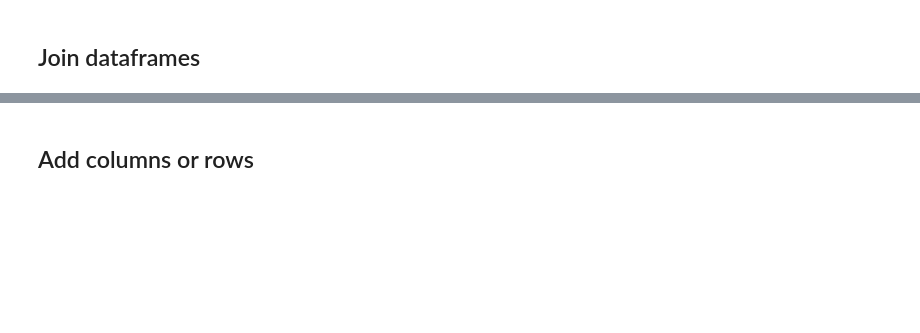
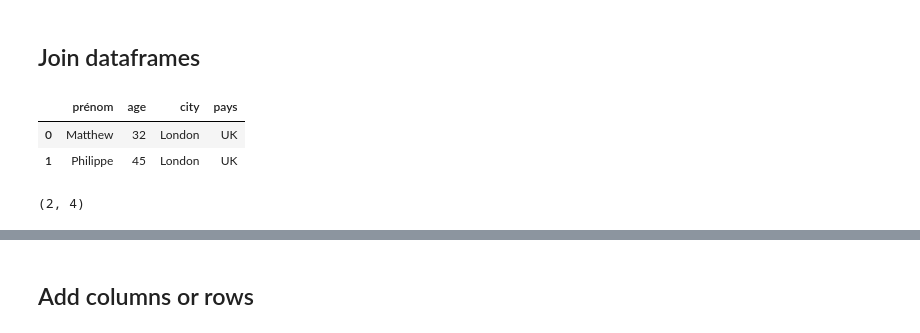
Before and after one commit to SamF543/Module_1, a Jupyter notebook: Copy_of_Python_Basics_Module_1_practice.ipynb, the cells around one changed output, grey strips where cells are left out. Saved outputs shown, nothing was run; the diff lists cells and outputs as text; code cells hidden in the pictures; blank space fills up the shorter version.

```diff
--- a/Copy_of_Python_Basics_Module_1_practice.ipynb
+++ b/Copy_of_Python_Basics_Module_1_practice.ipynb
@@ -1197,11 +1459,19 @@ df1[df1['city'] == 'Paris']
 # %%
 dataframe_1 = {"prénom":['Matthew', 'Philippe'],
               "age":['32', '45'],
               "city":['London', 'London'],
                "pays": ['UK', 'UK']}
 
 df2 = pd.DataFrame(dataframe_1)
 
-df2.head()
+df2
+# %% [output]
+|  | prénom | age | city | pays |
+| 0 | Matthew | 32 | London | UK |
+| 1 | Philippe | 45 | London | UK |
+# %%
+df2.shape
+# %% [output]
+(2, 4)
 # %%
 print(df2.columns)
```
Also changed, not shown: parts of 95 cells of this notebook.
